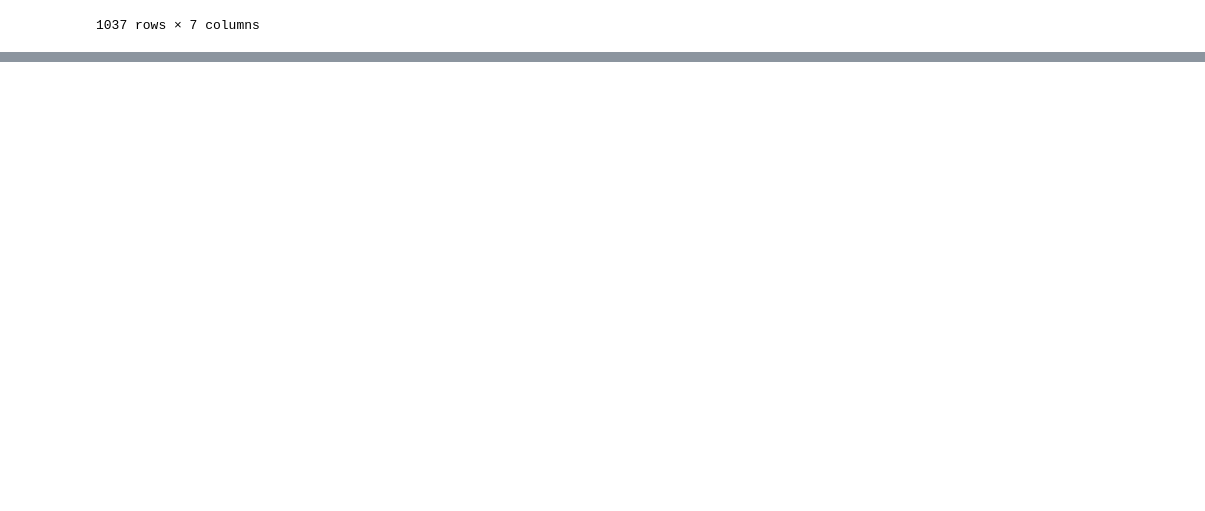
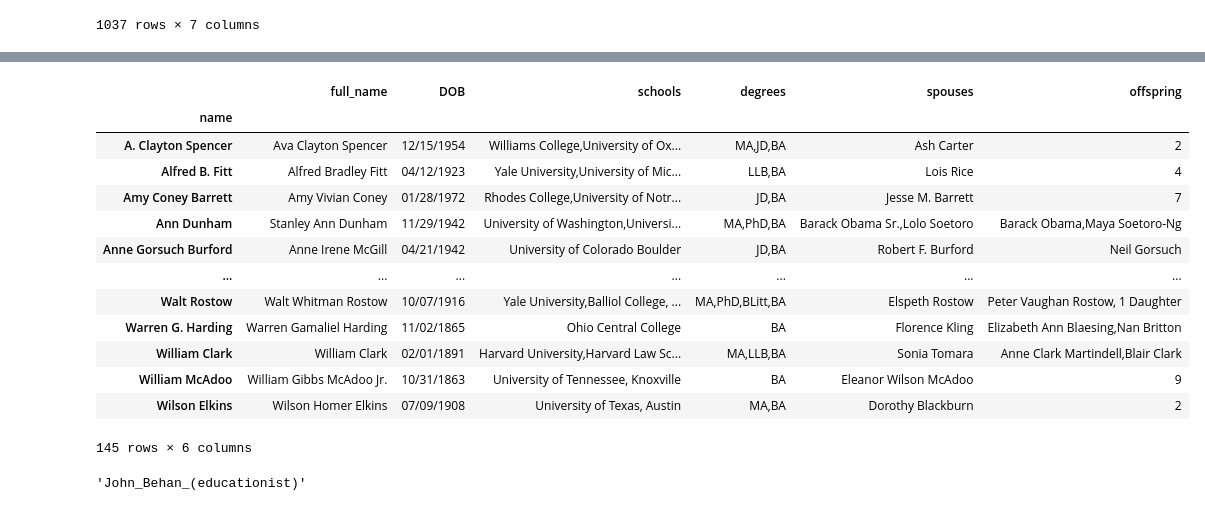
Before and after one commit to TrellixVulnTeam/Regis_Practicum_RIRQ, a Jupyter notebook: people_notebook.ipynb, the cells around one changed output, grey strips where cells are left out. Cells and saved outputs as stored; diff of their text form; code cells hidden in the pictures; blank space fills up the shorter version.

```diff
--- a/people_notebook.ipynb
+++ b/people_notebook.ipynb
@@ -177,0 +216,18 @@ df_final.to_csv('wikicrawler/people_data.csv')
+# %%
+df_final['DOB'] = df_final['DOB'].dt.strftime('%m/%d/%Y')
+df_final
+# %% [output]
+|  | full_name | DOB | schools | degrees | spouses | offspring |
+| name |  |  |  |  |  |  |
+| A. Clayton Spencer | Ava Clayton Spencer | 12/15/1954 | Williams College,University of Ox... | MA,JD,BA | Ash Carter | 2 |
+| Alfred B. Fitt | Alfred Bradley Fitt | 04/12/1923 | Yale University,University of Mic... | LLB,BA | Lois Rice | 4 |
+| Amy Coney Barrett | Amy Vivian Coney | 01/28/1972 | Rhodes College,University of Notr... | JD,BA | Jesse M. Barrett | 7 |
+| Ann Dunham | Stanley Ann Dunham | 11/29/1942 | University of Washington,Universi... | MA,PhD,BA | Barack Obama Sr.,Lolo Soetoro | Barack Obama,Maya Soetoro-Ng |
+| Anne Gorsuch Burford | Anne Irene McGill | 04/21/1942 | University of Colorado Boulder | JD,BA | Robert F. Burford | Neil Gorsuch |
+| ... | ... | ... | ... | ... | ... | ... |
+| Walt Rostow | Walt Whitman Rostow | 10/07/1916 | Yale University,Balliol College, ... | MA,PhD,BLitt,BA | Elspeth Rostow | Peter Vaughan Rostow, 1 Daughter |
+| Warren G. Harding | Warren Gamaliel Harding | 11/02/1865 | Ohio Central College | BA | Florence Kling | Elizabeth Ann Blaesing,Nan Britton |
+| William Clark | William Clark | 02/01/1891 | Harvard University,Harvard Law Sc... | MA,LLB,BA | Sonia Tomara | Anne Clark Martindell,Blair Clark |
+| William McAdoo | William Gibbs McAdoo Jr. | 10/31/1863 | University of Tennessee, Knoxville | BA | Eleanor Wilson McAdoo | 9 |
+| Wilson Elkins | Wilson Homer Elkins | 07/09/1908 | University of Texas, Austin | MA,BA | Dorothy Blackburn | 2 |
+145 rows × 6 columns
@@ -177,0 +236,6 @@ df_final.to_csv('wikicrawler/people_data.csv')
+# %%
+wiki_name = 'John_Behan_(educationist)'
+my_name = wiki_name.strip(')')
+my_name
+# %% [output]
+'John_Behan_(educationist)'
```
Also changed, not shown: parts of 18 cells of this notebook, 4 other files.
